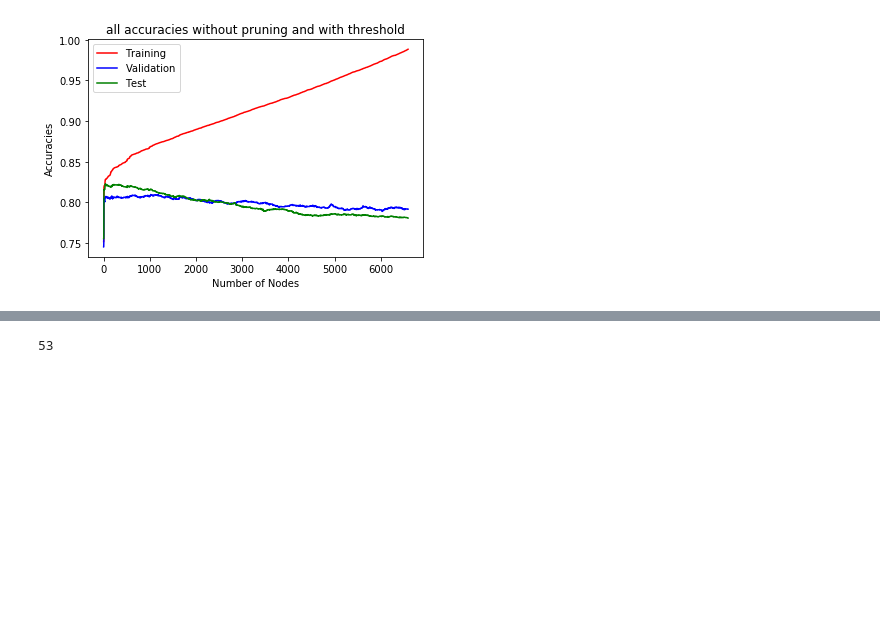
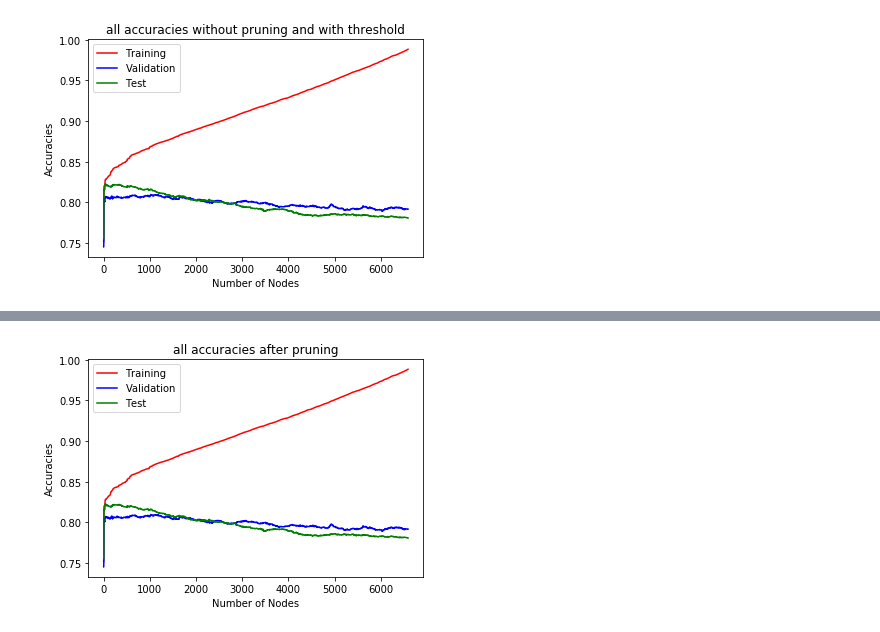
Before and after one commit to saketdingliwal/Decision-Tree, a Jupyter notebook: src/Decision_Tree.ipynb, the cells around one changed output, grey strips where cells are left out. Drawn from its saved outputs; the diff is of its cells as text; code cells hidden in the pictures; blank space fills up the shorter version.

Commit message:
Added pruning

```diff
--- a/src/Decision_Tree.ipynb
+++ b/src/Decision_Tree.ipynb
@@ -402,4 +393,0 @@ print (len(train_accur_raw))
-# %%
-print (global_node_list_raw[52].child_list[0].index_in_list)
-# %% [output]
-53
@@ -405,0 +443,12 @@ print (global_node_list_raw[52].child_list[0].index_in_list)
+# %%
+import matplotlib.pyplot as plt
+plt.plot(train_accur_raw,'r',label="Training")
+plt.plot(valid_accur_raw,'b',label="Validation")
+plt.plot(test_accur_raw,'g',label="Test")
+plt.legend()
+plt.title('all accuracies after pruning')
+plt.xlabel("Number of Nodes")
+plt.ylabel("Accuracies")
+plt.savefig("../output/accuracy_basic_prune.jpeg")
+# %% [output]
+[figure, added]
```
Also changed, not shown: parts of 6 cells of this notebook, 1 other file.
